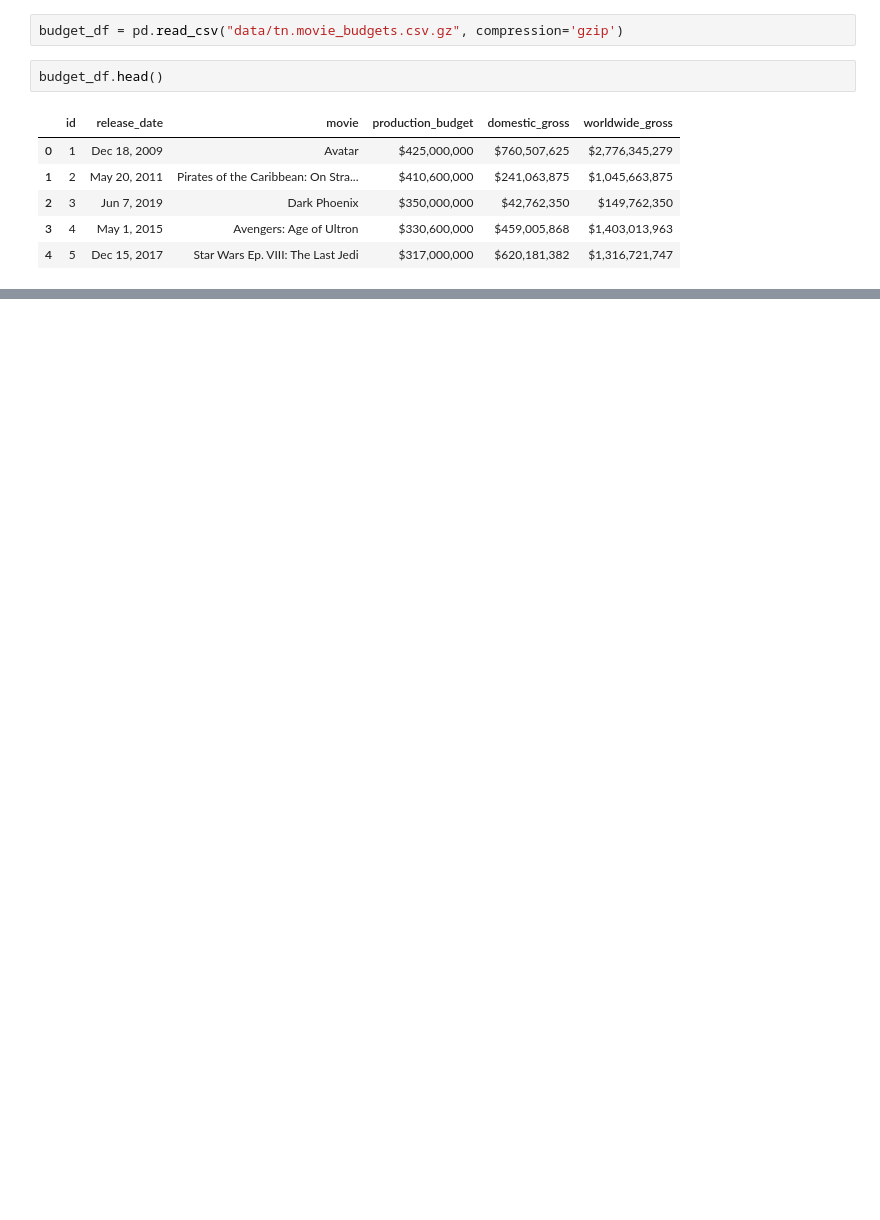
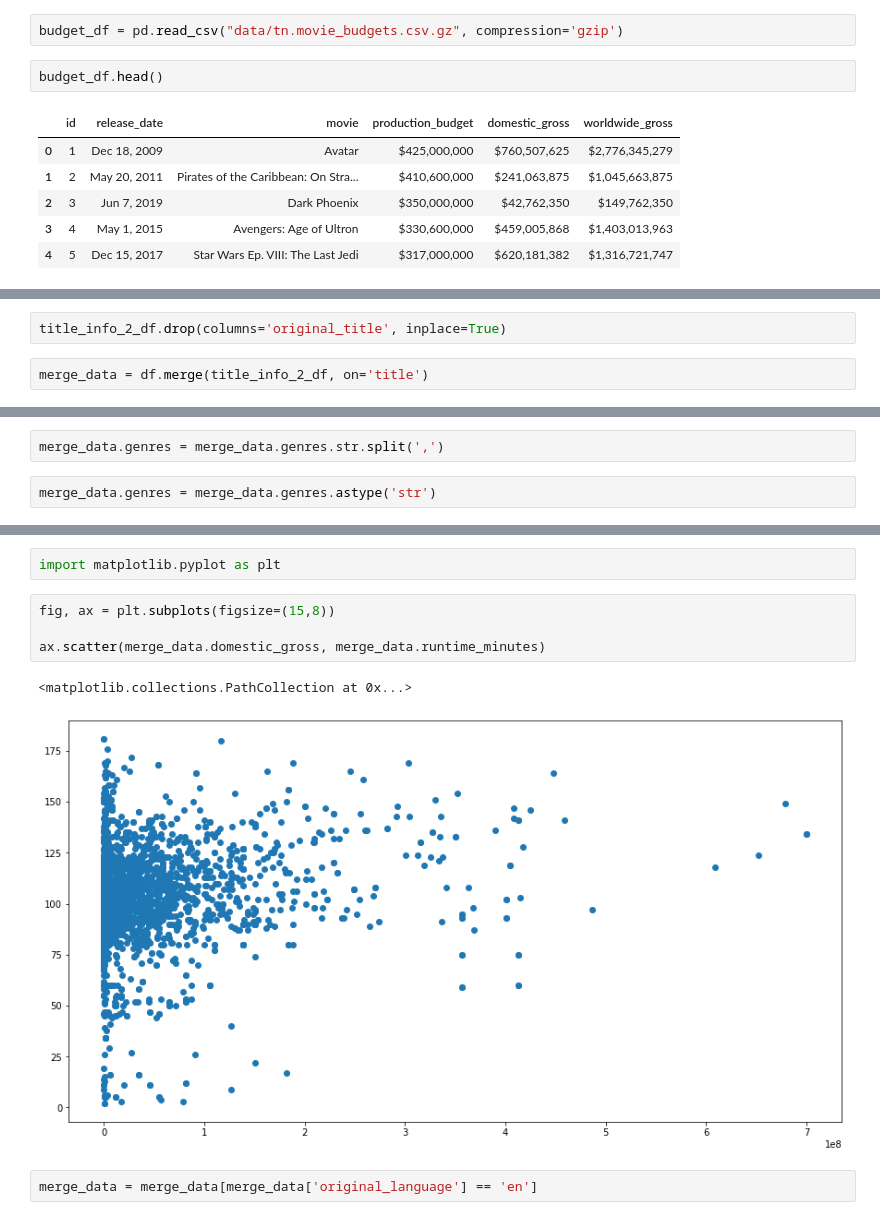
Before and after one commit to mikeyo4800/dsc-phase-1-project-v2-3, a Jupyter notebook: student.ipynb, the cells around one changed output, grey strips where cells are left out. Saved outputs shown, nothing was run; the diff lists cells and outputs as text; blank space fills up the shorter version.

Commit message:
explored data

```diff
--- a/student.ipynb
+++ b/student.ipynb
@@ -125,0 +235,4 @@ data
+# %%
+title_info_2_df.drop(columns='original_title', inplace=True)
+# %%
+merge_data = df.merge(title_info_2_df, on='title')
@@ -125,0 +274,4 @@ data
+# %%
+merge_data.genres = merge_data.genres.str.split(',')
+# %%
+merge_data.genres = merge_data.genres.astype('str')
@@ -125,0 +309,11 @@ data
+# %%
+import matplotlib.pyplot as plt
+# %%
+fig, ax = plt.subplots(figsize=(15,8))
+
+ax.scatter(merge_data.domestic_gross, merge_data.runtime_minutes)
+# %% [output]
+<matplotlib.collections.PathCollection at 0x...>
+[figure, added]
+# %%
+merge_data = merge_data[merge_data['original_language'] == 'en']
```
Also changed, not shown: parts of 17 cells of this notebook.
